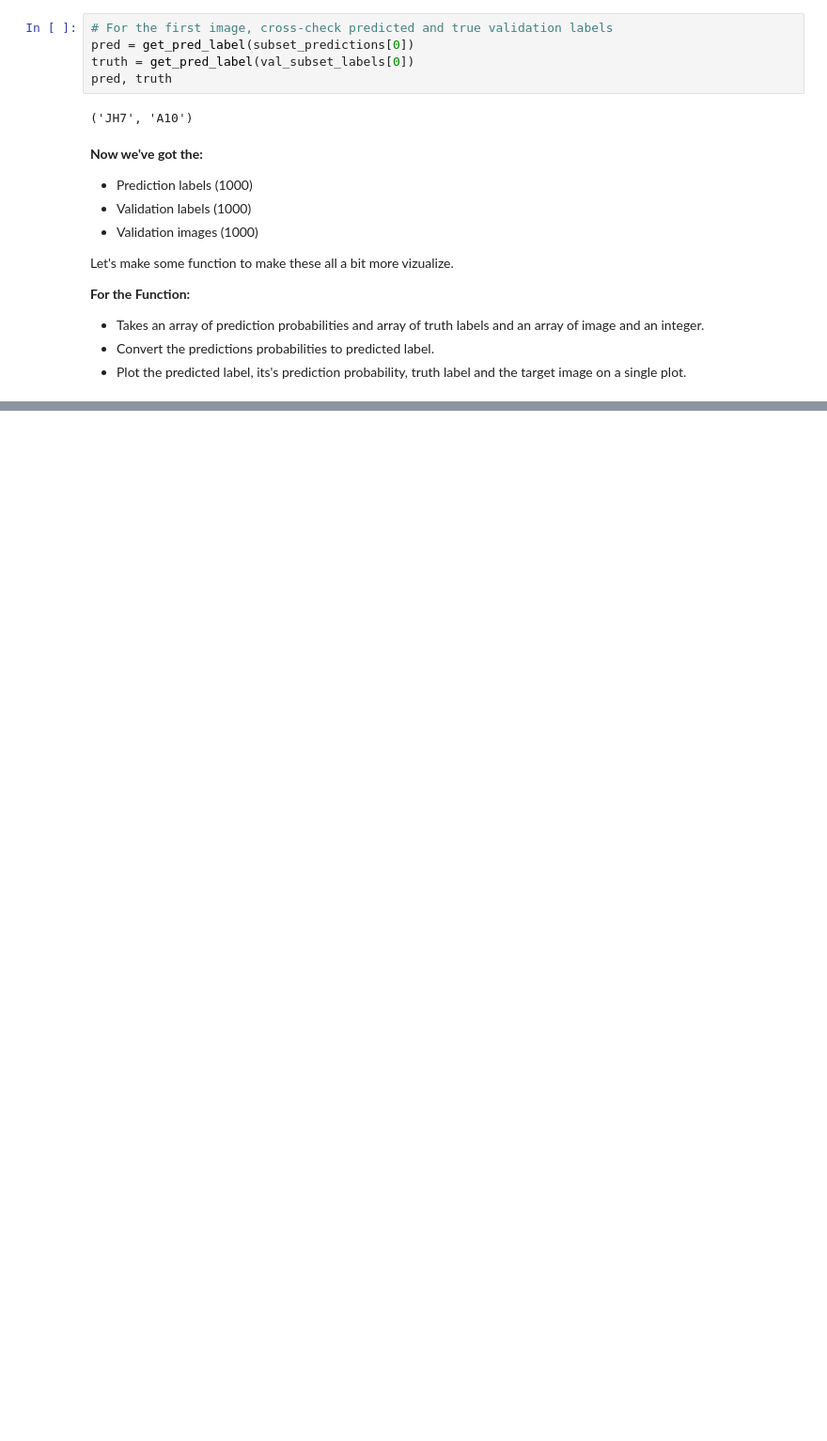
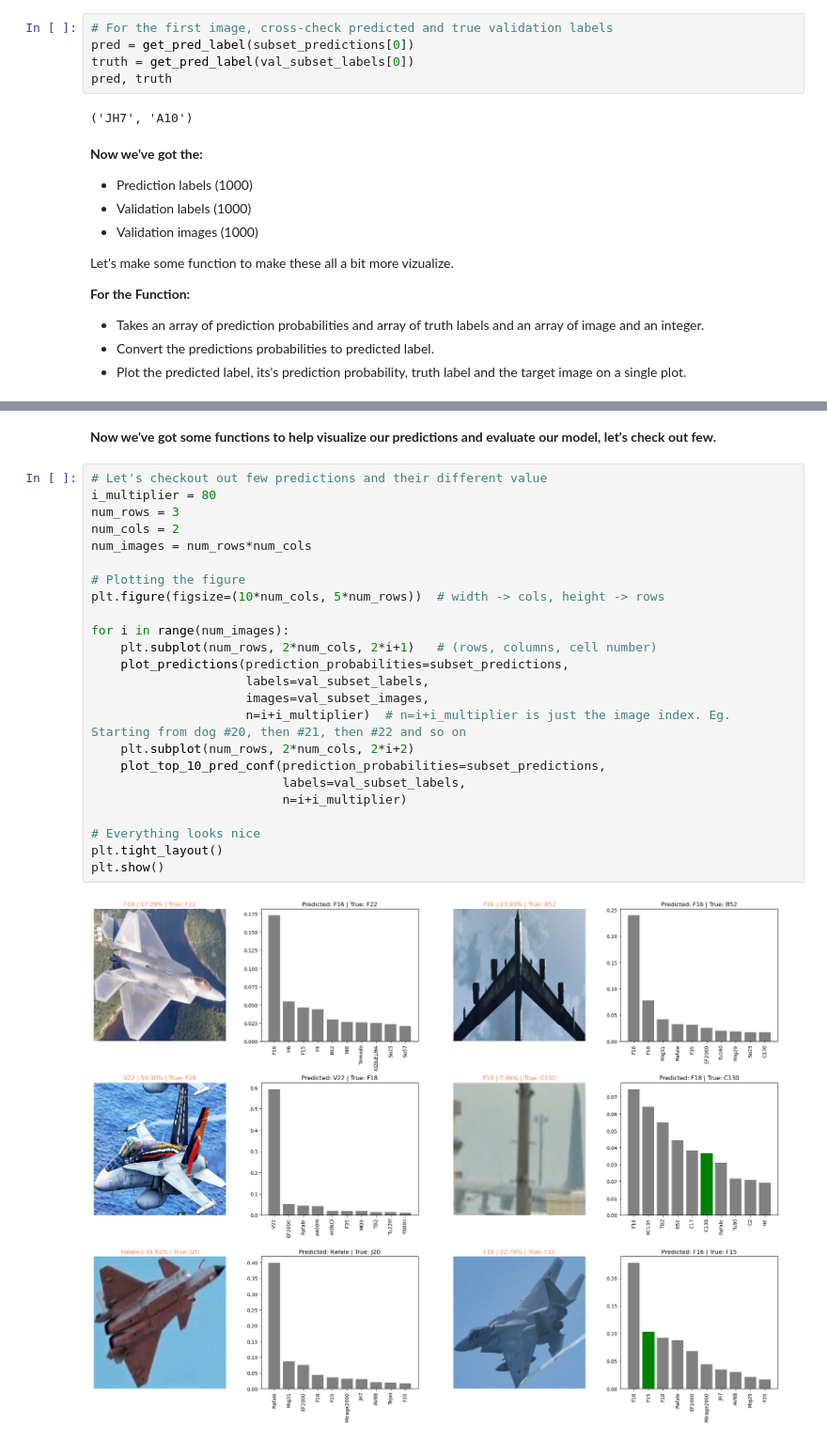
Before and after one commit to Eakempreet/ATAS_Project, a Jupyter notebook: notebooks/01_aircraft_classifier/02_aircraft_classifier_v2.ipynb, the cells around one changed output, grey strips where cells are left out. Shown at 94% size. Saved outputs shown, nothing was run; the diff lists cells and outputs as text; blank space fills up the shorter version.

```diff
--- a/notebooks/01_aircraft_classifier/02_aircraft_classifier_v2.ipynb
+++ b/notebooks/01_aircraft_classifier/02_aircraft_classifier_v2.ipynb
@@ -1769,0 +1896,28 @@ def plot_predictions(prediction_probabilities,
+# %% [markdown]
+**Now we've got some functions to help visualize our predictions and evaluate our model, let's check out few.**
+# %%
+# Let's checkout out few predictions and their different value
+i_multiplier = 80
+num_rows = 3
+num_cols = 2
+num_images = num_rows*num_cols
+
+# Plotting the figure
+plt.figure(figsize=(10*num_cols, 5*num_rows))  # width -> cols, height -> rows
+
+for i in range(num_images):
+    plt.subplot(num_rows, 2*num_cols, 2*i+1)   # (rows, columns, cell number)
+    plot_predictions(prediction_probabilities=subset_predictions,
+                     labels=val_subset_labels,
+                     images=val_subset_images,
+                     n=i+i_multiplier)  # n=i+i_multiplier is just the image index. Eg. Starting from dog #20, then #21, then #22 and so on
+    plt.subplot(num_rows, 2*num_cols, 2*i+2)
+    plot_top_10_pred_conf(prediction_probabilities=subset_predictions,
+                          labels=val_subset_labels,
+                          n=i+i_multiplier)
+
+# Everything looks nice
+plt.tight_layout()
+plt.show()
+# %% [output]
+[figure, added]
```
Also changed, not shown: parts of 19 cells of this notebook.
